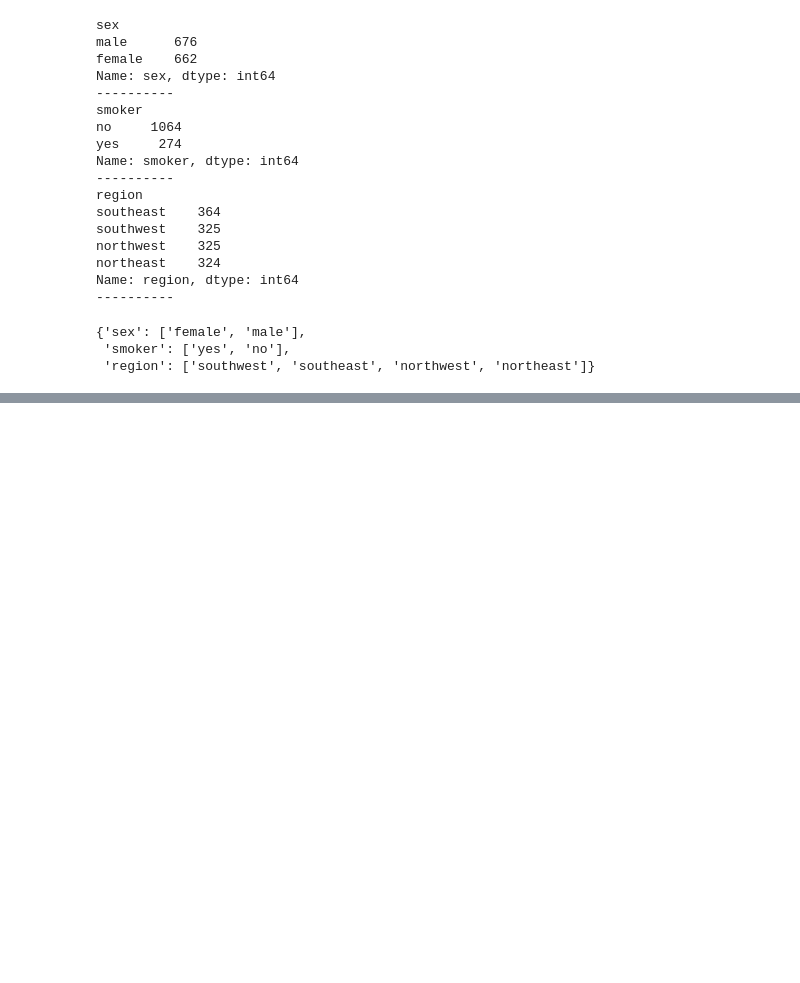
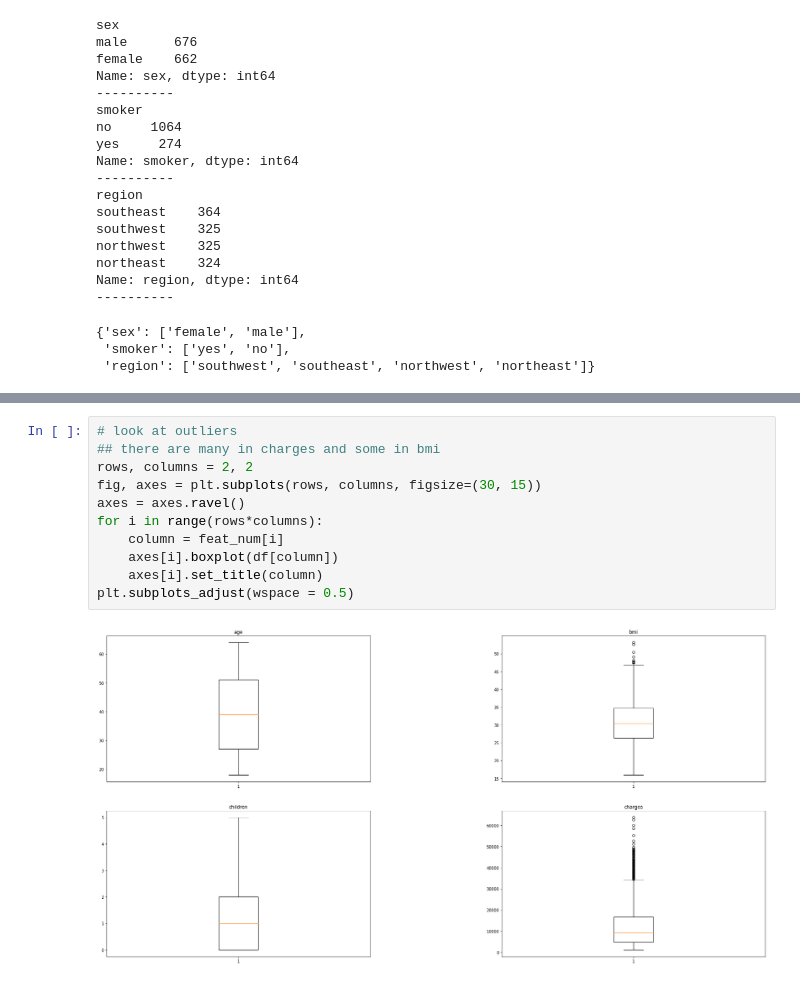
Before and after one commit to lindyc12/insurance_payout, a Jupyter notebook: Explore.ipynb, the cells around one changed output, grey strips where cells are left out. Drawn from its saved outputs; the diff is of its cells as text; blank space fills up the shorter version.

```diff
--- a/Explore.ipynb
+++ b/Explore.ipynb
@@ -100,3 +101,16 @@ for f in feat_num:
 [figure]
 [figure]
 [figure]
+# %%
+# look at outliers
+## there are many in charges and some in bmi
+rows, columns = 2, 2
+fig, axes = plt.subplots(rows, columns, figsize=(30, 15))
+axes = axes.ravel()
+for i in range(rows*columns):
+    column = feat_num[i]
+    axes[i].boxplot(df[column])
+    axes[i].set_title(column)
+plt.subplots_adjust(wspace = 0.5)
+# %% [output]
+[figure, added]
```
Also changed, not shown: parts of 6 cells of this notebook.
